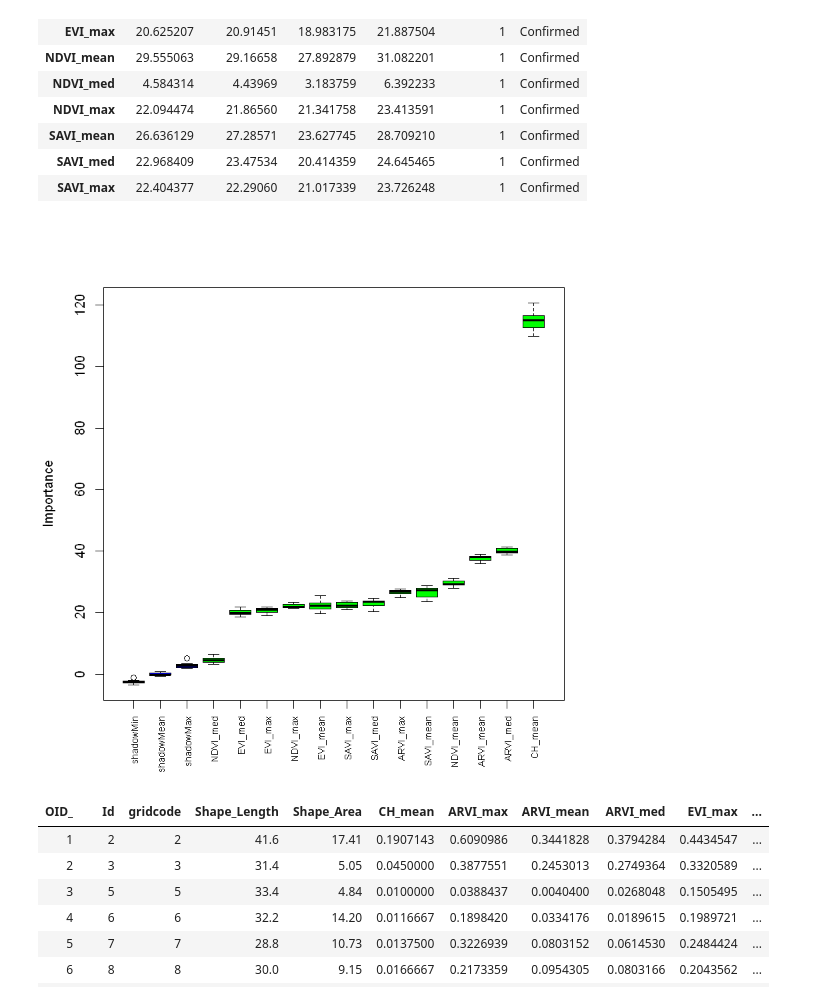
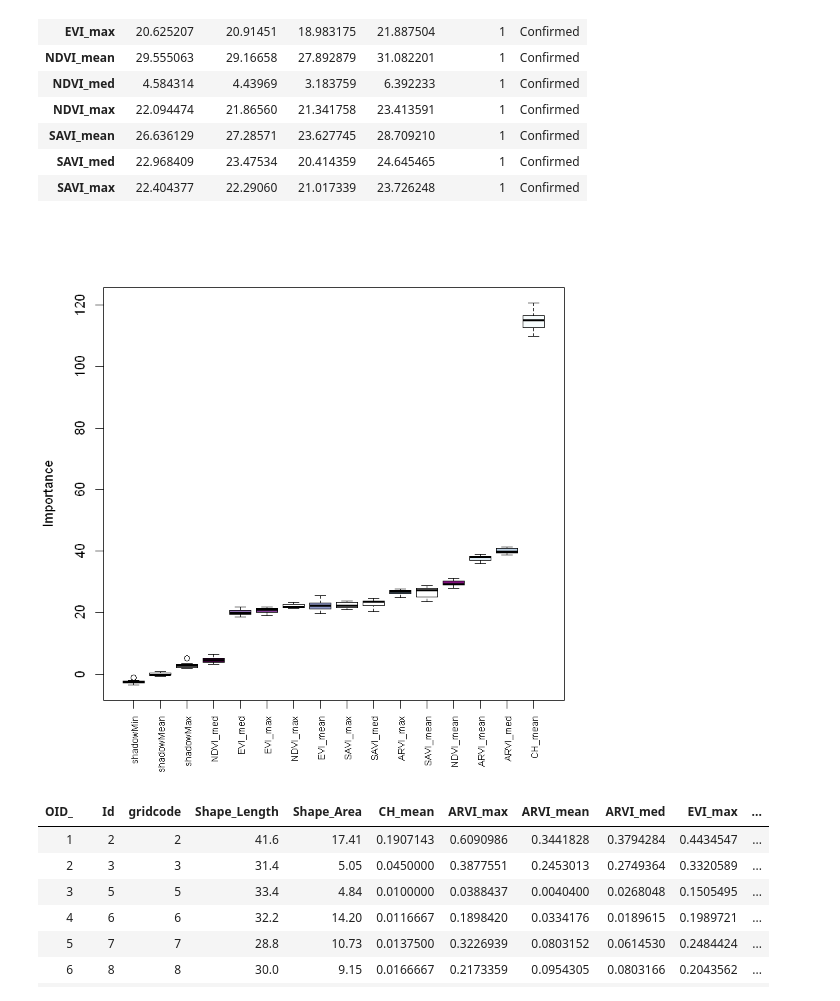
Before and after one commit to kh-bh/EarthScienceSVSM, a Jupyter notebook: Important Variables (R).ipynb, the cells around one changed output. Drawn from its saved outputs; the diff is of its cells as text; code cells hidden in the pictures.

```diff
--- a/Important Variables (R).ipynb
+++ b/Important Variables (R).ipynb
@@ -21,6 +32,7 @@ data1
 | 7767 | 7767 | 7767 | 18.4 | 3.15 | 0.6666667 | 0.5156837 | 0.4230214 | 0.7042831 | 0.3262452 | ... |
 | 7768 | 7768 | 7768 | 12.4 | 1.57 | NA | NA | NA | NA | NA | ... |
 # %%
+data1$Veg_class = as.factor(data1$Veg_class)
 data2 <- na.omit(data1)
 traindata = subset(data2, select = -c(ï..OID_,Id,gridcode,Shape_Length,Shape_Area))
 str(traindata)
@@ -127,15 +141,15 @@ attStats(boruta)
 | SAVI_med | 22.968409 | 23.47534 | 20.414359 | 24.645465 | 1 | Confirmed |
 | SAVI_max | 22.404377 | 22.29060 | 21.017339 | 23.726248 | 1 | Confirmed |
 # %%
-plot(boruta, xlab = "", xaxt = "n")
+plot(boruta, xlab = "", xaxt = "n", col = brewer.pal(9, "BuPu"))
 lz<-lapply(1:ncol(boruta$ImpHistory),function(i)
 boruta$ImpHistory[is.finite(boruta$ImpHistory[,i]),i])
 names(lz) <- colnames(boruta$ImpHistory)
 Labels <- sort(sapply(lz,median))
 axis(side = 1,las=2,labels = names(Labels),
 at = 1:ncol(boruta$ImpHistory), cex.axis = 0.7)
 # %% [output]
-[figure, old version]
+[figure, new version]
 # %%
 data3 <- read.csv("SRER_2017_training_bi.csv")
 # %%
```
Also changed, not shown: parts of 11 cells of this notebook.
